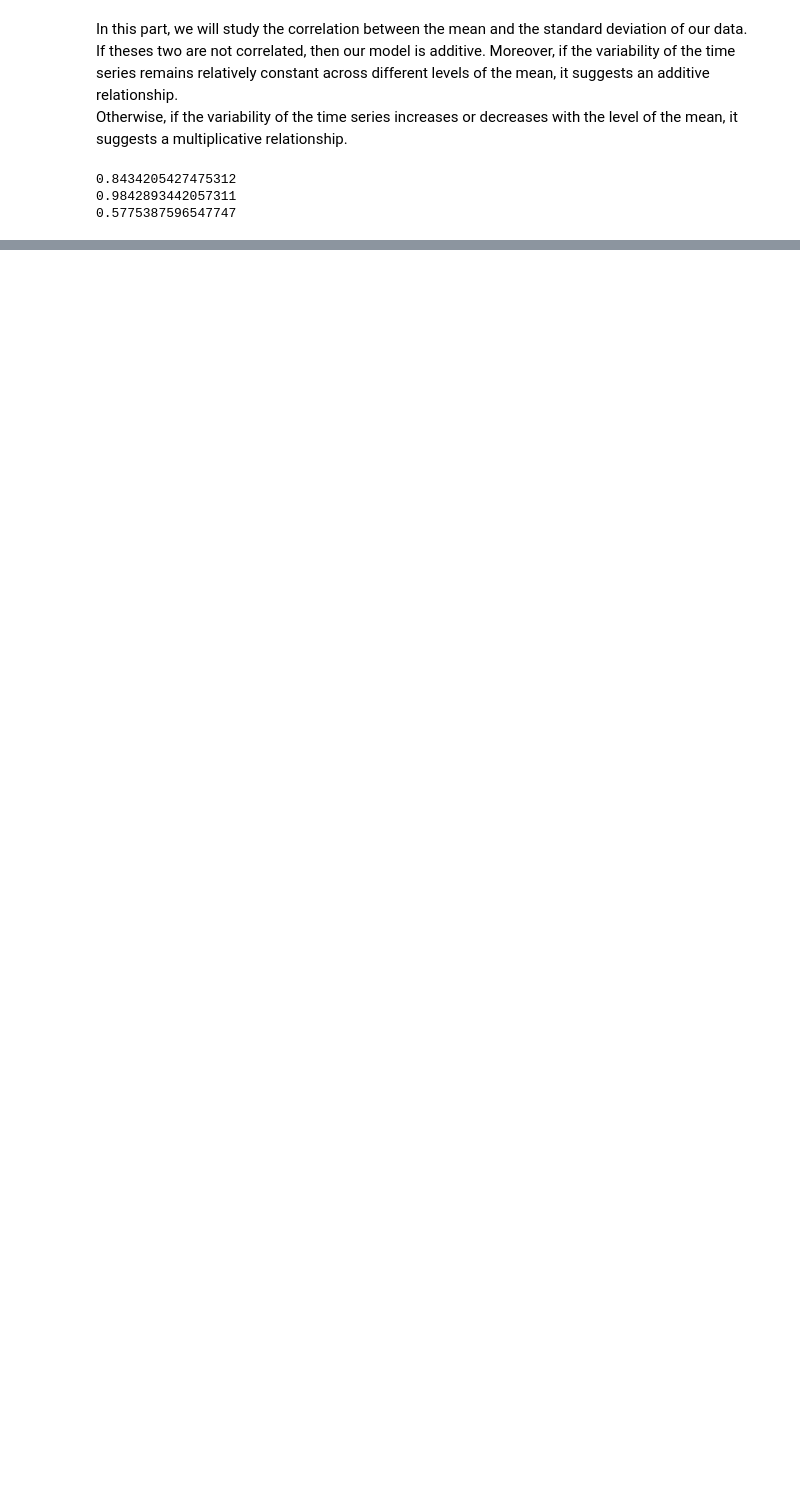
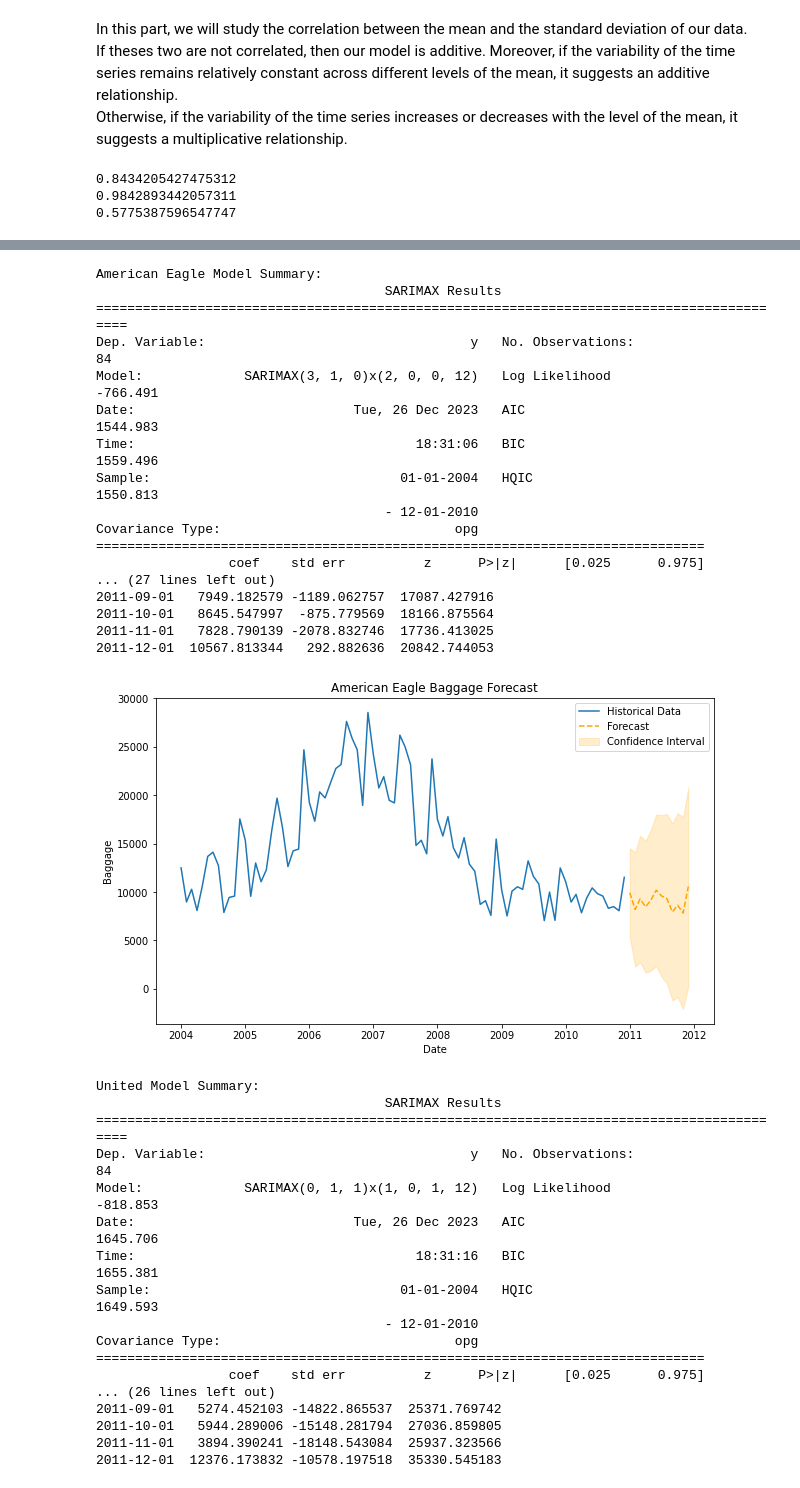
Before and after one commit to claragbl/Time_Series_Analysis_Project, a Jupyter notebook: Time_Series_Gaubil_Rageot.ipynb, the cells around one changed output, grey strips where cells are left out. Drawn from its saved outputs; the diff is of its cells as text; code cells hidden in the pictures; blank space fills up the shorter version.

```diff
--- a/Time_Series_Gaubil_Rageot.ipynb
+++ b/Time_Series_Gaubil_Rageot.ipynb
@@ -557,0 +527,77 @@ Fail to reject the null hypothesis: Seasonality is not confirmed
+# %%
+dfae = airline_dfs['American Eagle']
+dfu = airline_dfs['United']
+dfh = airline_dfs['Hawaiian']
+# %%
+for airline, df in {'American Eagle': dfae, 'United': dfu, 'Hawaiian': dfh}.items():
+    df.index = pd.to_datetime(df.index)
+
+    y = df['Baggage']
+
+    # Use AutoARIMA to automatically find the best ARIMA model
+    model = auto_arima(y, seasonal=True, m=12)
+
+    # Fit the model
+    model.fit(y)
+
+    # Print the model summary
+    print(f"\n{airline} Model Summary:")
+    print(model.summary())
+
+    # Get the forecast for the next 'n_periods' periods
+    n_periods = 12  # You can adjust this based on your needs
+    forecast, conf_int = model.predict(n_periods=n_periods, return_conf_int=True)
+
+    # Create a DataFrame for the forecast results
+    forecast_index = pd.date_range(start=y.index[-1] + pd.DateOffset(1), periods=n_periods, freq='MS')
+    forecast_df = pd.DataFrame({'Forecast': forecast, 'Lower_CI': conf_int[:, 0], 'Upper_CI': conf_int[:, 1]}, index=forecast_index)
+
+    print(f"\n{airline} Forecast:")
+    print(forecast_df)
+
+    # Plot the forecast
+    plt.figure(figsize=(10, 6))
+    plt.plot(y, label='Historical Data')
+    plt.plot(forecast_df['Forecast'], label='Forecast', linestyle='dashed', color='orange')
+    plt.fill_between(forecast_df.index, forecast_df['Lower_CI'], forecast_df['Upper_CI'], color='orange', alpha=0.2, label='Confidence Interval')
+    plt.title(f'{airline} Baggage Forecast')
+    plt.xlabel('Date')
+    plt.ylabel('Baggage')
+    plt.legend()
+    plt.show()
+# %% [output]
+American Eagle Model Summary:
+                                     SARIMAX Results
+==========================================================================================
+Dep. Variable:                                  y   No. Observations:                   84
+Model:             SARIMAX(3, 1, 0)x(2, 0, 0, 12)   Log Likelihood                -766.491
+Date:                            Tue, 26 Dec 2023   AIC                           1544.983
+Time:                                    18:31:06   BIC                           1559.496
+Sample:                                01-01-2004   HQIC                          1550.813
+                                     - 12-01-2010
+Covariance Type:                              opg
+==============================================================================
+                 coef    std err          z      P>|z|      [0.025      0.975]
+... (27 lines left out)
+2011-09-01   7949.182579 -1189.062757  17087.427916
+2011-10-01   8645.547997  -875.779569  18166.875564
+2011-11-01   7828.790139 -2078.832746  17736.413025
+2011-12-01  10567.813344   292.882636  20842.744053
+[figure, added]
+United Model Summary:
+                                     SARIMAX Results
+==========================================================================================
+Dep. Variable:                                  y   No. Observations:                   84
+Model:             SARIMAX(0, 1, 1)x(1, 0, 1, 12)   Log Likelihood                -818.853
+Date:                            Tue, 26 Dec 2023   AIC                           1645.706
+Time:                                    18:31:16   BIC                           1655.381
+Sample:                                01-01-2004   HQIC                          1649.593
+                                     - 12-01-2010
+Covariance Type:                              opg
+==============================================================================
+                 coef    std err          z      P>|z|      [0.025      0.975]
+... (26 lines left out)
+2011-09-01   5274.452103 -14822.865537  25371.769742
+2011-10-01   5944.289006 -15148.281794  27036.859805
+2011-11-01   3894.390241 -18148.543084  25937.323566
+2011-12-01  12376.173832 -10578.197518  35330.545183
```
Also changed, not shown: parts of 14 cells of this notebook.
